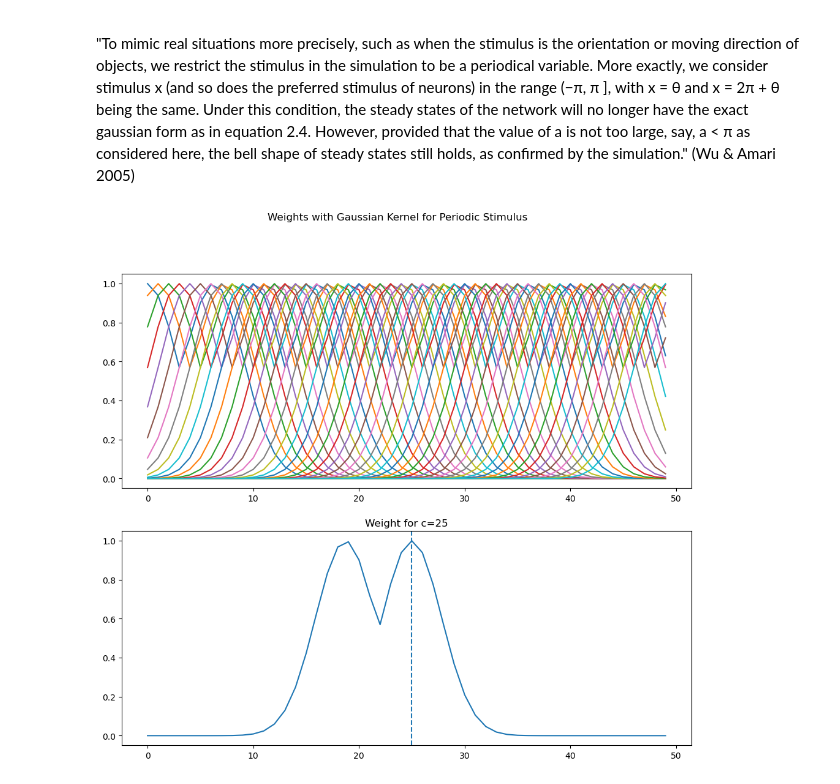
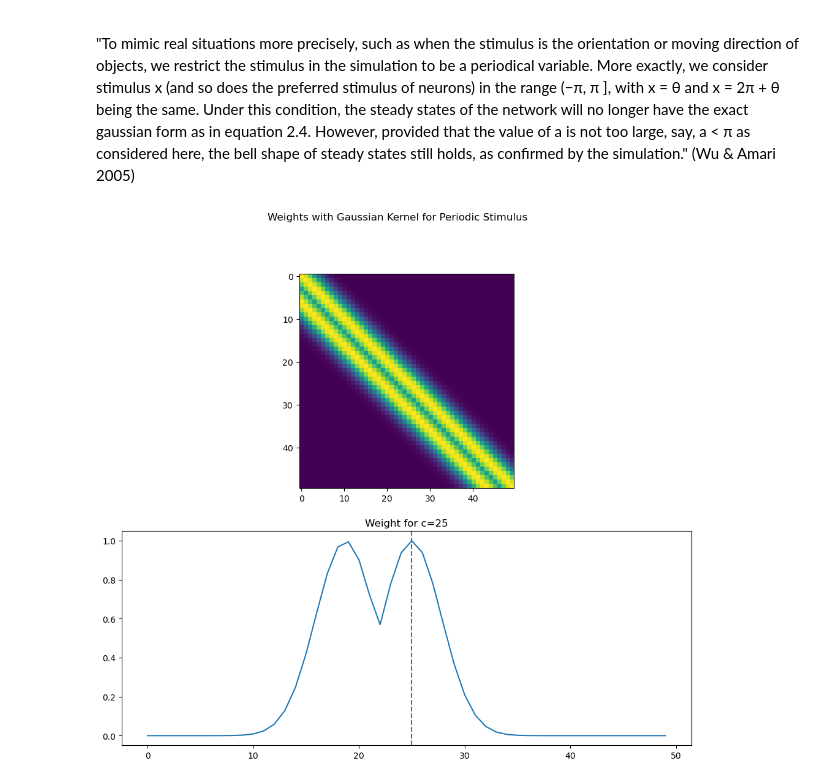
Before and after one commit to michealrm/Trappenberg_CAAN, a Jupyter notebook: caan_simulation.ipynb, the cells around one changed output. Drawn from its saved outputs; the diff is of its cells as text; code cells hidden in the pictures.

```diff
--- a/caan_simulation.ipynb
+++ b/caan_simulation.ipynb
@@ -89,25 +94,26 @@ plt.plot(solution.t, solution.y.T);
 # %%
 num_nodes = 50
 num_time_steps = 20
 
 w = np.zeros((num_nodes, num_nodes))
 width = 2
 for r in range(1, num_nodes + 1):
     for c in range(1, num_nodes + 1):
         if r - c <= math.pi:
             w[r - 1][c - 1] = math.exp(-math.pow(r - c, 2) / (2 * width * math.pow(width, 2)))
         else:
             w[r - 1][c - 1] = math.exp(-math.pow(2 * math.pi - math.fabs(r - c), 2) / (2 * width * math.pow(width, 2)))
 
 plotted_weight_index = 25
 fig, axs = plt.subplots(2, figsize=(12, 10))
 fig.suptitle('Weights with Gaussian Kernel for Periodic Stimulus')
-axs[0].plot(np.arange(num_nodes), w)
+# axs[0].plot(np.arange(num_nodes), w)
+axs[0].imshow(w)
 axs[1].title.set_text('Weight for c=%d' % plotted_weight_index)
 axs[1].plot(np.arange(num_nodes), w[plotted_weight_index])
 axs[1].axvline(plotted_weight_index, linestyle='--')
 plt.show();
 # %% [output]
-[figure, old version]
+[figure, new version]
 # %%
 def get_input_with_bump(neurons_to_bump: list, timestep_of_bump, N, T, a, gamma = 0.1, bump_h=2):
```
Also changed, not shown: parts of 8 cells of this notebook.
